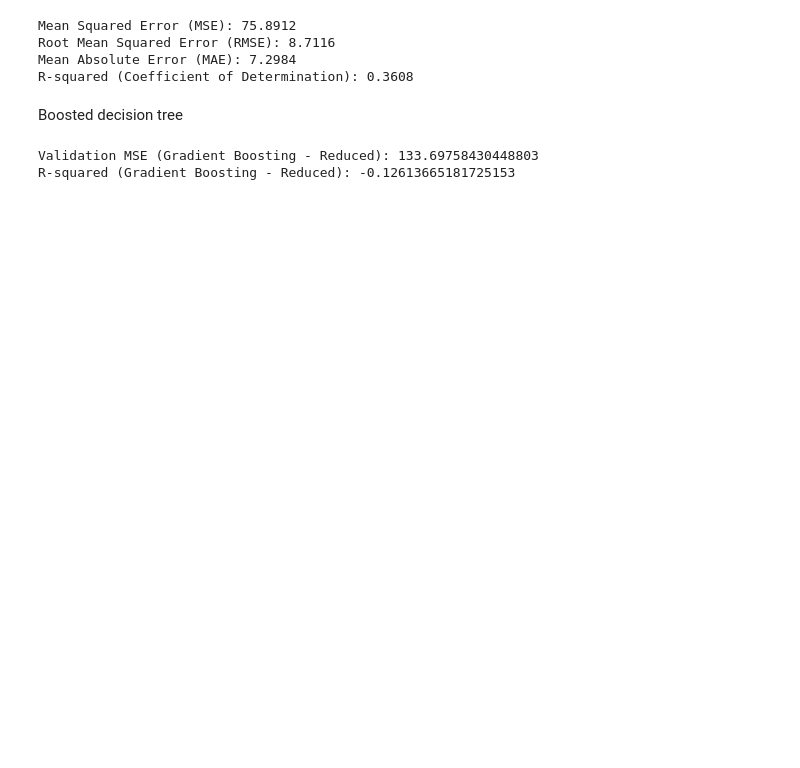
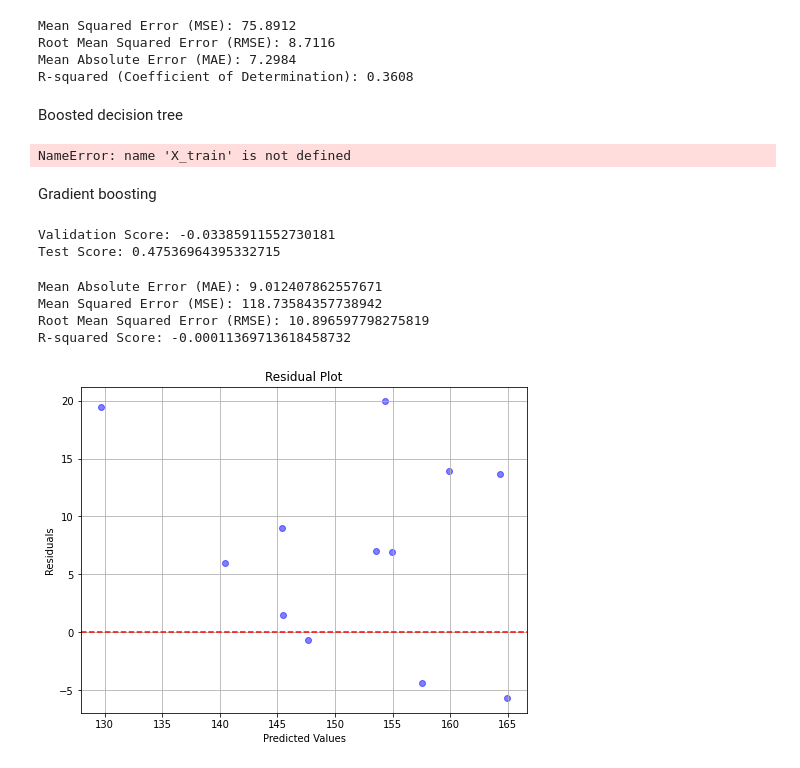
Before and after one commit to oxcitzen/Indiana-Corn-Yield, a Jupyter notebook: soil_analysis.ipynb, the cells around one changed output. Cells and saved outputs as stored; diff of their text form; code cells hidden in the pictures; blank space fills up the shorter version.

```diff
--- a/soil_analysis.ipynb
+++ b/soil_analysis.ipynb
@@ -884,10 +971,10 @@ from sklearn.metrics import mean_squared_error, r2_score
 gb_model_reduced = GradientBoostingRegressor(random_state=42)
 
 # Fit the model to the reduced training data
-gb_model_reduced.fit(X_train_reduced, y_train)
+gb_model_reduced.fit(X_train, y_train)
 
 # Predict on the reduced validation set
-y_val_pred_reduced_gb = gb_model_reduced.predict(X_val_reduced)
+y_val_pred_reduced_gb = gb_model_reduced.predict(X_val)
 
 # Evaluate the model on the reduced datasets
 val_mse_reduced_gb = mean_squared_error(y_val, y_val_pred_reduced_gb)
@@ -897,5 +984,6 @@ print("Validation MSE (Gradient Boosting - Reduced):", val_mse_reduced_gb)
 r_squared_reduced_gb = r2_score(y_val, y_val_pred_reduced_gb)
 print("R-squared (Gradient Boosting - Reduced):", r_squared_reduced_gb)
 # %% [output]
-Validation MSE (Gradient Boosting - Reduced): 133.69758430448803
-R-squared (Gradient Boosting - Reduced): -0.12613665181725153
+NameError: name 'X_train' is not defined
+# %% [markdown]
+Gradient boosting
@@ -901,0 +996,58 @@ R-squared (Gradient Boosting - Reduced): -0.12613665181725153
+# %%
+from sklearn.ensemble import GradientBoostingRegressor
+
+# Initialize the gradient boosted regressor
+gb_model = GradientBoostingRegressor()
+
+# Fit the model on the training data
+gb_model.fit(X_train, y_train)
+
+# Evaluate the model on the validation set
+validation_score = gb_model.score(X_val, y_val)
+print("Validation Score:", validation_score)
+
+# Evaluate the model on the test set
+test_score = gb_model.score(X_test, y_test)
+print("Test Score:", test_score)
+# %% [output]
+Validation Score: -0.03385911552730181
+Test Score: 0.47536964395332715
+# %%
+from sklearn.metrics import mean_absolute_error, mean_squared_error, r2_score
+
+# Make predictions on the validation set
+y_val_pred = gb_model.predict(X_val)
+
+# Calculate additional evaluation metrics
+mae = mean_absolute_error(y_val, y_val_pred)
+mse = mean_squared_error(y_val, y_val_pred)
+rmse = mean_squared_error(y_val, y_val_pred, squared=False)  # squared=False for RMSE
+r2 = r2_score(y_val, y_val_pred)
+
+# Print the additional evaluation metrics
+print("Mean Absolute Error (MAE):", mae)
+print("Mean Squared Error (MSE):", mse)
+print("Root Mean Squared Error (RMSE):", rmse)
+print("R-squared Score:", r2)
+# %% [output]
+Mean Absolute Error (MAE): 9.012407862557671
+Mean Squared Error (MSE): 118.73584357738942
+Root Mean Squared Error (RMSE): 10.896597798275819
+R-squared Score: -0.00011369713618458732
+# %%
+import matplotlib.pyplot as plt
+
+# Calculate residuals
+residuals = y_val - y_val_pred
+
+# Create residual plot
+plt.figure(figsize=(8, 6))
+plt.scatter(y_val_pred, residuals, color='blue', alpha=0.5)
+plt.title('Residual Plot')
+plt.xlabel('Predicted Values')
+plt.ylabel('Residuals')
+plt.axhline(y=0, color='r', linestyle='--')  # Add horizontal line at y=0
+plt.grid(True)
+plt.show()
+# %% [output]
+[figure, added]
```
Also changed, not shown: parts of 20 cells of this notebook.
